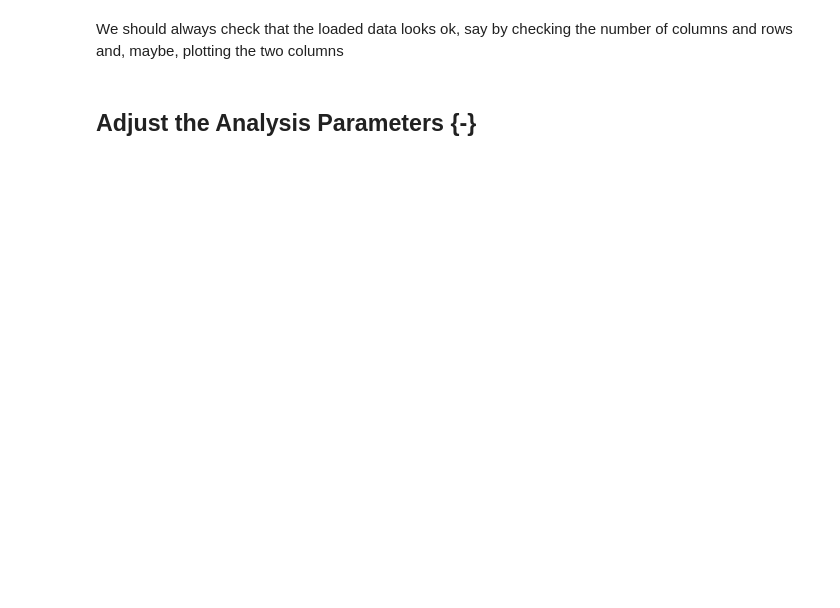
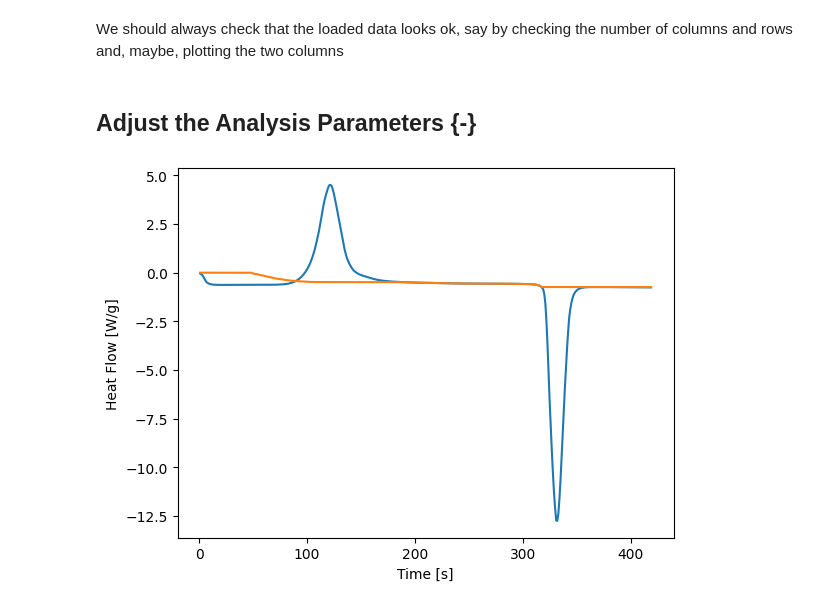
Before and after one commit to DavidShreve/PChemLab, a Jupyter notebook: DSC_ModelingData.ipynb, the cells around one changed output. Drawn from its saved outputs; the diff is of its cells as text; code cells hidden in the pictures; blank space fills up the shorter version.

```diff
--- a/DSC_ModelingData.ipynb
+++ b/DSC_ModelingData.ipynb
@@ -44,6 +44,8 @@ def load_data_to_file_dict(file_dict):
 def plot_peak(peak_dict,xaxis='Time'):
     """
     """
+    if not ('data' in peak_dict):
+        load_data_to_file_dict(peak_dict)
     time_start = peak_dict['time_start']
     time_end = peak_dict['time_end']
     if time_end == 0 : time_end = peak_dict['data'].Time.iat[-1]
@@ -170,6 +171,8 @@ We need to load the Google Drive and access an example of a dataset from a kinet
 # The following needs to be the path of the folder with all your collected data in .csv format
 local_path="Colab Notebooks/DSC_Data/" # @param {type:"string"}
 path = base_path+local_path
+# %%
+path = './DSC_Data/'
 # %% [markdown]
 In order to streamline the fitting of the data, we will be storing the file that corresponds to each experiment into a Python dictionary (`dict`), together with all the relevant information of that experiment and the parameters that we need for the fit. You can use the same statement in the following, but make sure to change the file name from 'indium.txt' (the one that I am using) to the one you want to use.
 # %%
@@ -199,3 +204,10 @@ plot_peak(indium_melting,xaxis='Time')
 # %%
 # @title Find the transition temperature and the peak integral { display-mode: "form" }
 analyze_peak(indium_melting,verbose=True)
+# %%
+para1 = {'path':path, 'name':'para1.txt', 'label':'In melting', 'time_start': 0, 'time_end': 0, 'baseline_width': 201}
+para2 = {'path':path, 'name':'para2.txt', 'label':'In melting', 'time_start': 0, 'time_end': 0, 'baseline_width': 201}
+# %%
+plot_peak(para2)
+# %% [output]
+[figure, added]
```
Also changed, not shown: parts of 19 cells of this notebook, 1 other file.
